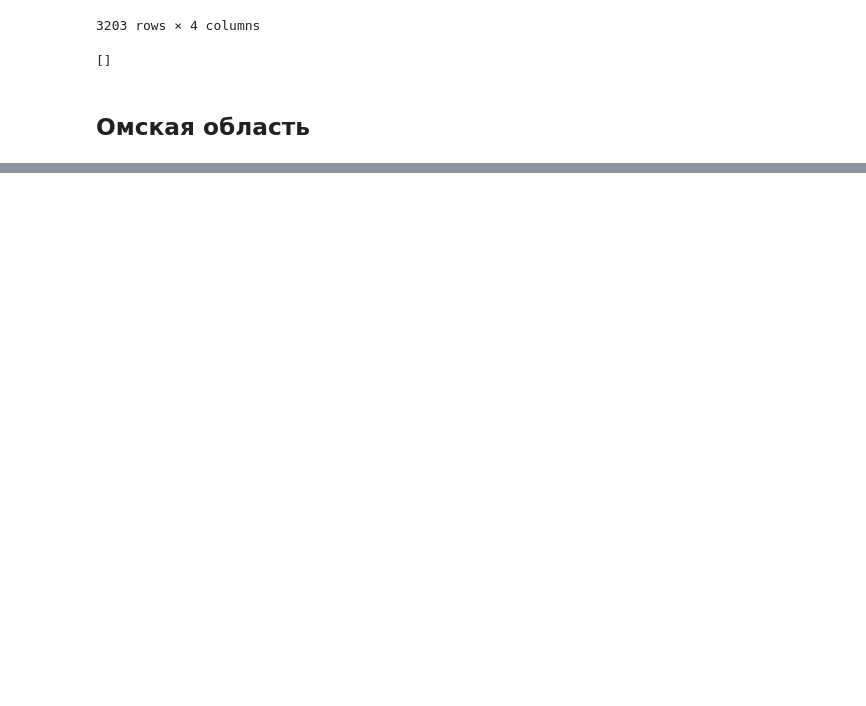
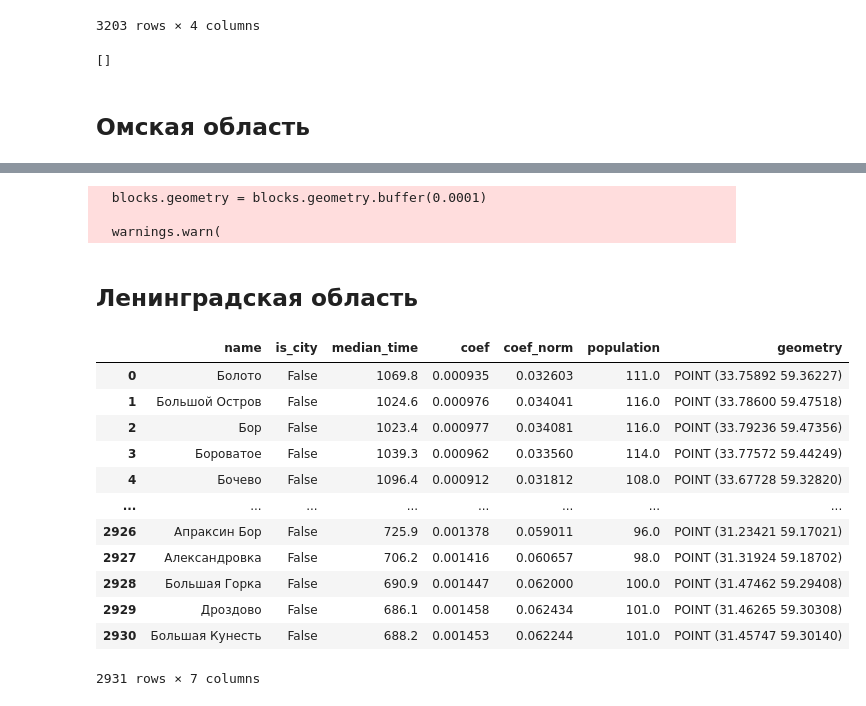
Before and after one commit to Mvin8/PopFrame, a Jupyter notebook: test_carkas.ipynb, the cells around one changed output, grey strips where cells are left out. Cells and saved outputs as stored; diff of their text form; code cells hidden in the pictures; blank space fills up the shorter version.

```diff
--- a/test_carkas.ipynb
+++ b/test_carkas.ipynb
@@ -423,0 +882,49 @@ isolated_nodes
+# %%
+
+from popframe.models.region import Region
+
+region = Region(
+  towns=towns,
+  settlements=region,
+  districts=districts,
+  accessibility_matrix=adj_mx,
+  territories=None
+)
+from popframe.method.popuation_frame import PopFrame
+# Создание экземпляра GraphMethod с данными
+frame_method = PopFrame(region=region)
+
+# Получение графа
+G = frame_method.build_network()
+gdf_frame = frame_method.save_graph_to_geojson(G, None)
+gdf_frame
+gdf_frame.to_file("gdf_frame_SPb.geojson", driver="GeoJSON")
+frame_method.get_graph_html(G, 'final_graph_SPb.html')
+# %% [output]
+  blocks.geometry = blocks.geometry.buffer(0.0001)
+
+  warnings.warn(
+# %% [markdown]
+## Ленинградская область
+# %%
+# towns = gpd.read_parquet('data_9/omsk/towns.parquet')
+towns = gpd.read_file('data_9/lenobl/towns.geojson')
+region = gpd.read_file('data_9/lenobl/region.geojson')
+districts = gpd.read_file('data_9/lenobl\districts.geojson')
+adj_mx = pd.read_pickle("C:\Code\PopFrame\data_9\lenobl\___adj_mx.pickle")
+# graph = nx.read_graphml('data_9/lenobl/graph.graphml')
+towns
+# %% [output]
+|  | name | is_city | median_time | coef | coef_norm | population | geometry |
+| 0 | Болото | False | 1069.8 | 0.000935 | 0.032603 | 111.0 | POINT (33.75892 59.36227) |
+| 1 | Большой Остров | False | 1024.6 | 0.000976 | 0.034041 | 116.0 | POINT (33.78600 59.47518) |
+| 2 | Бор | False | 1023.4 | 0.000977 | 0.034081 | 116.0 | POINT (33.79236 59.47356) |
+| 3 | Бороватое | False | 1039.3 | 0.000962 | 0.033560 | 114.0 | POINT (33.77572 59.44249) |
+| 4 | Бочево | False | 1096.4 | 0.000912 | 0.031812 | 108.0 | POINT (33.67728 59.32820) |
+| ... | ... | ... | ... | ... | ... | ... | ... |
+| 2926 | Апраксин Бор | False | 725.9 | 0.001378 | 0.059011 | 96.0 | POINT (31.23421 59.17021) |
+| 2927 | Александровка | False | 706.2 | 0.001416 | 0.060657 | 98.0 | POINT (31.31924 59.18702) |
+| 2928 | Большая Горка | False | 690.9 | 0.001447 | 0.062000 | 100.0 | POINT (31.47462 59.29408) |
+| 2929 | Дроздово | False | 686.1 | 0.001458 | 0.062434 | 101.0 | POINT (31.46265 59.30308) |
+| 2930 | Большая Кунесть | False | 688.2 | 0.001453 | 0.062244 | 101.0 | POINT (31.45747 59.30140) |
+2931 rows × 7 columns
```
Also changed, not shown: parts of 48 cells of this notebook, 1 other file.
